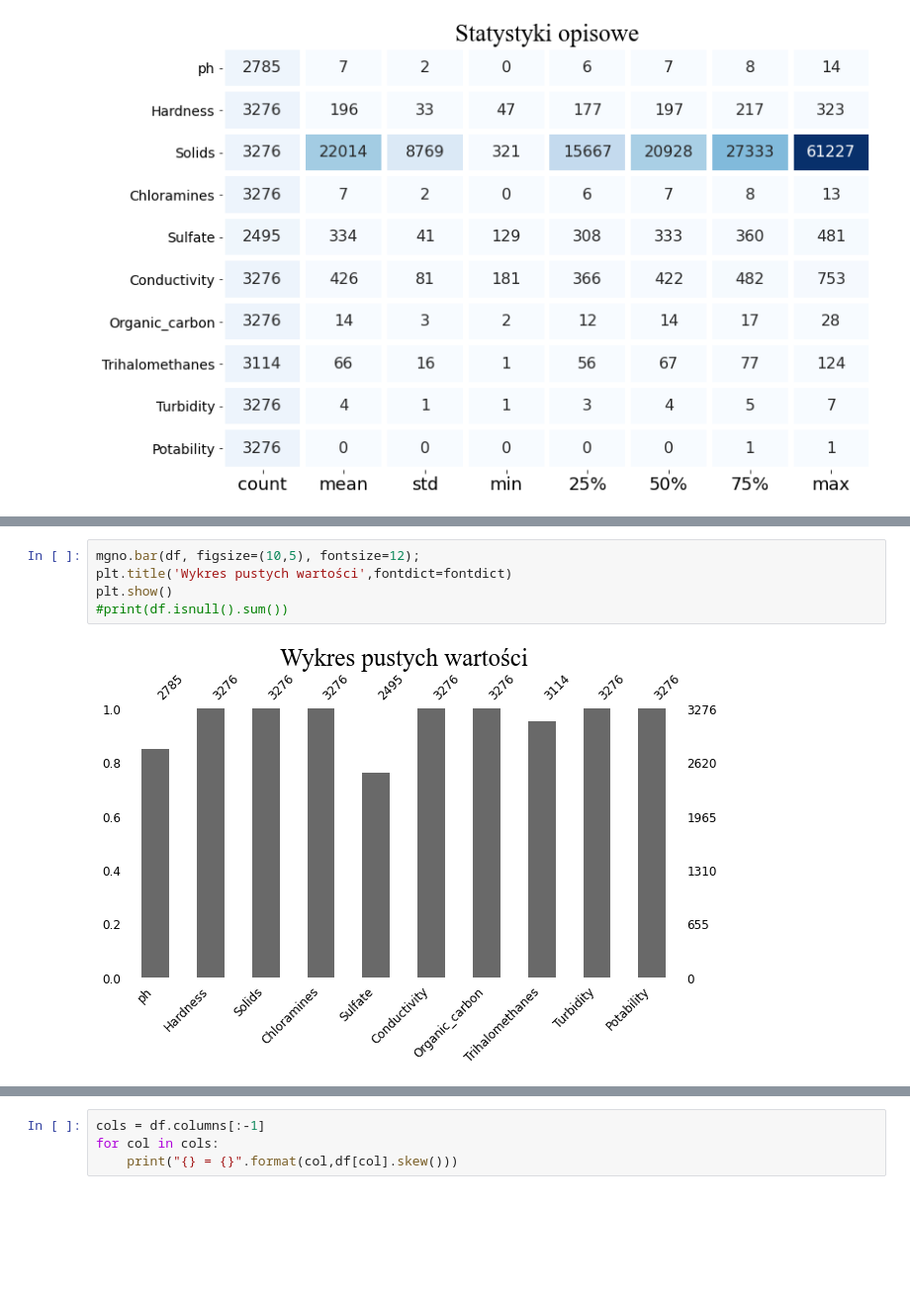
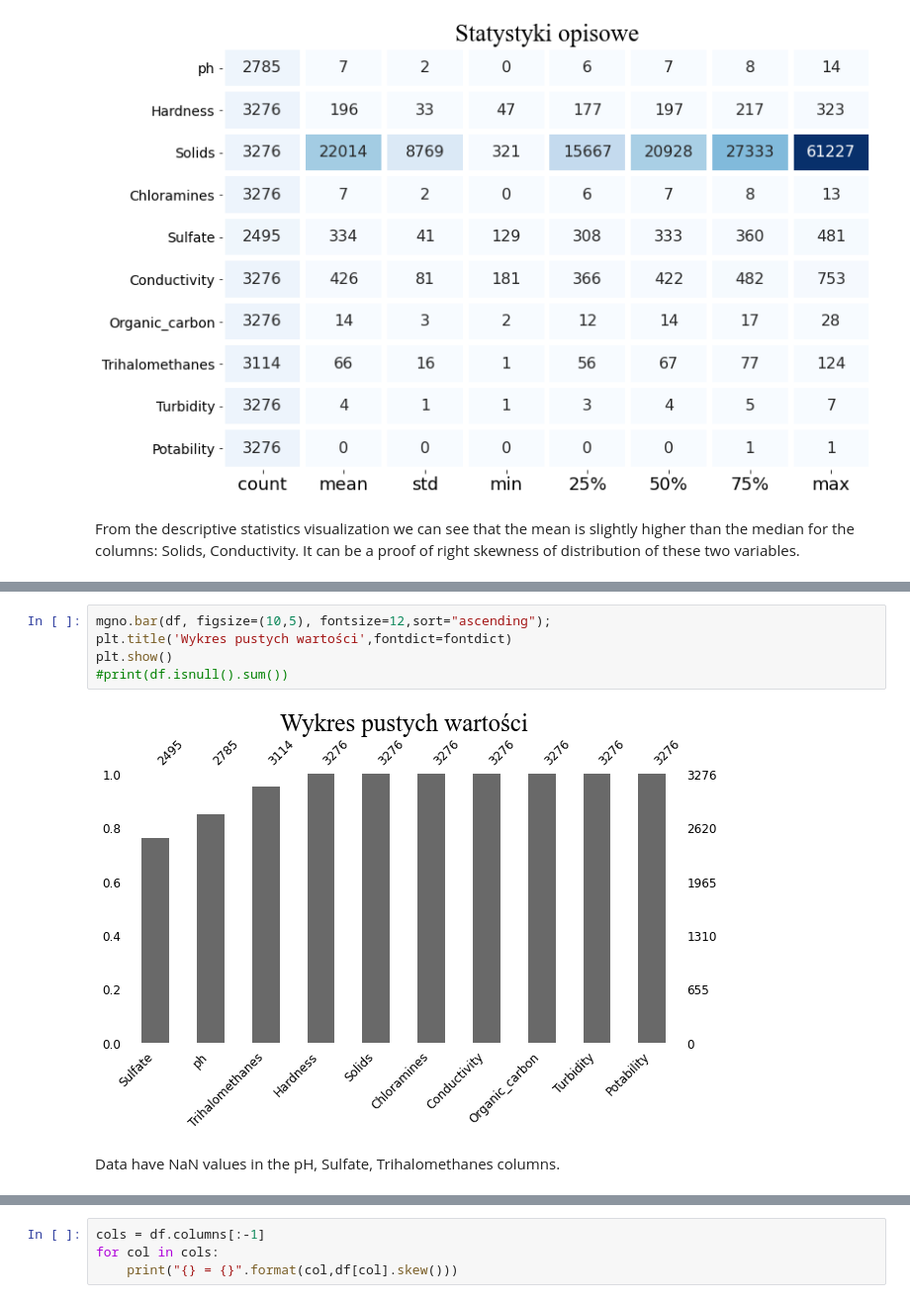
Before and after one commit to mikolaj-halemba/Water-Quality-, a Jupyter notebook: water_quality.ipynb, the cells around one changed output, grey strips where cells are left out. Shown at 99% size. Cells and saved outputs as stored; diff of their text form; blank space fills up the shorter version.

```diff
--- a/water_quality.ipynb
+++ b/water_quality.ipynb
@@ -76,6 +118,8 @@ plt.title("Statystyki opisowe", fontdict=fontdict)
 plt.show()
 # %% [output]
 [figure]
+# %% [markdown]
+From the descriptive statistics visualization we can see that the mean is slightly higher than the median for the columns: Solids, Conductivity. It can be a proof of right skewness of distribution of these two variables.
 # %%
 df.info()
 # %% [output]
@@ -97,12 +141,14 @@ Data columns (total 10 columns):
 dtypes: float64(9), int64(1)
 memory usage: 256.1 KB
 # %%
-mgno.bar(df, figsize=(10,5), fontsize=12);
+mgno.bar(df, figsize=(10,5), fontsize=12,sort="ascending");
 plt.title('Wykres pustych wartości',fontdict=fontdict)
 plt.show()
 #print(df.isnull().sum())
 # %% [output]
-[figure, old version]
+[figure, new version]
+# %% [markdown]
+Data have NaN values in the pH, Sulfate, Trihalomethanes columns.
 # %%
 plt.figure(figsize=(15,8))
 corr = df.corr(method="spearman")
```
Also changed, not shown: parts of 31 cells of this notebook.
